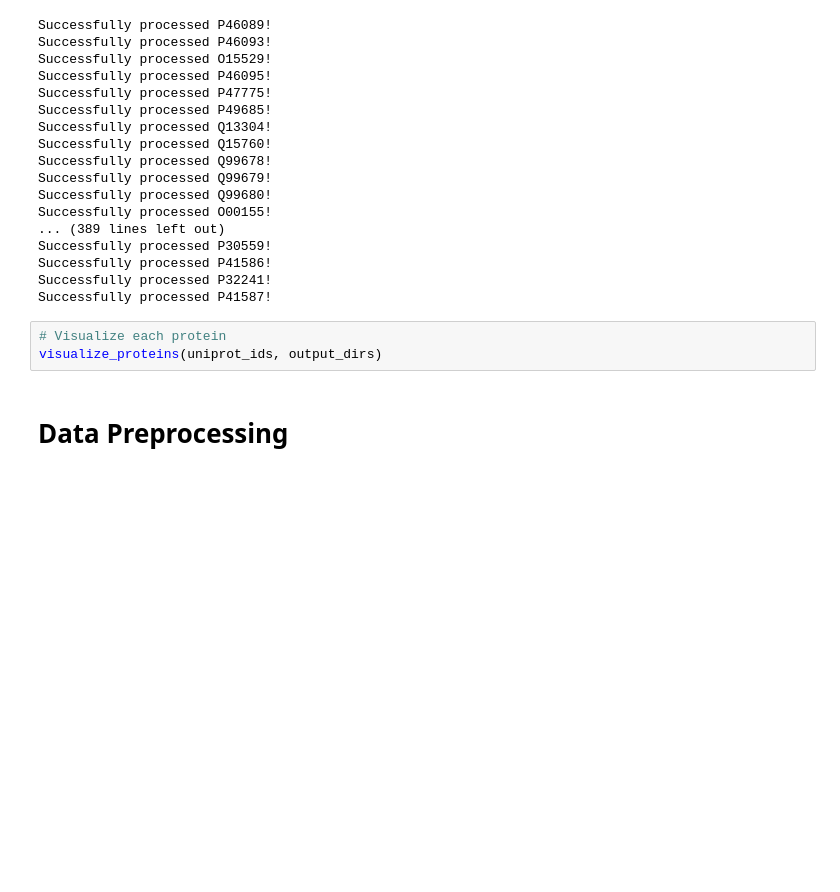
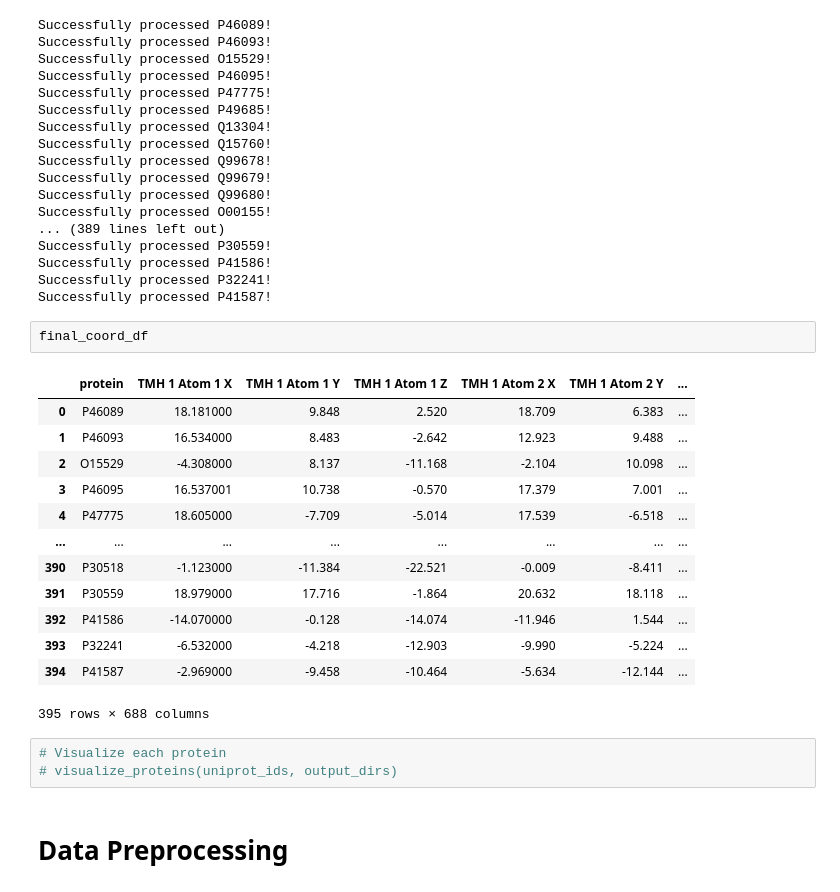
Before and after one commit to gleeeee0788/MSDS2025, a Jupyter notebook: DMW1/DMW1_Project.ipynb, the cells around one changed output. Drawn from its saved outputs; the diff is of its cells as text; blank space fills up the shorter version.

```diff
--- a/DMW1/DMW1_Project.ipynb
+++ b/DMW1/DMW1_Project.ipynb
@@ -245,8 +265,24 @@ Successfully processed P30559!
 Successfully processed P41586!
 Successfully processed P32241!
 Successfully processed P41587!
+# %%
+final_coord_df
+# %% [output]
+|  | protein | TMH 1 Atom 1 X | TMH 1 Atom 1 Y | TMH 1 Atom 1 Z | TMH 1 Atom 2 X | TMH 1 Atom 2 Y | ... |
+| 0 | P46089 | 18.181000 | 9.848 | 2.520 | 18.709 | 6.383 | ... |
+| 1 | P46093 | 16.534000 | 8.483 | -2.642 | 12.923 | 9.488 | ... |
+| 2 | O15529 | -4.308000 | 8.137 | -11.168 | -2.104 | 10.098 | ... |
+| 3 | P46095 | 16.537001 | 10.738 | -0.570 | 17.379 | 7.001 | ... |
+| 4 | P47775 | 18.605000 | -7.709 | -5.014 | 17.539 | -6.518 | ... |
+| ... | ... | ... | ... | ... | ... | ... | ... |
+| 390 | P30518 | -1.123000 | -11.384 | -22.521 | -0.009 | -8.411 | ... |
+| 391 | P30559 | 18.979000 | 17.716 | -1.864 | 20.632 | 18.118 | ... |
+| 392 | P41586 | -14.070000 | -0.128 | -14.074 | -11.946 | 1.544 | ... |
+| 393 | P32241 | -6.532000 | -4.218 | -12.903 | -9.990 | -5.224 | ... |
+| 394 | P41587 | -2.969000 | -9.458 | -10.464 | -5.634 | -12.144 | ... |
+395 rows × 688 columns
 # %%
 # Visualize each protein
-visualize_proteins(uniprot_ids, output_dirs)
+# visualize_proteins(uniprot_ids, output_dirs)
 # %% [markdown]
 # Data Preprocessing
```
Also changed, not shown: parts of 12 cells of this notebook.
